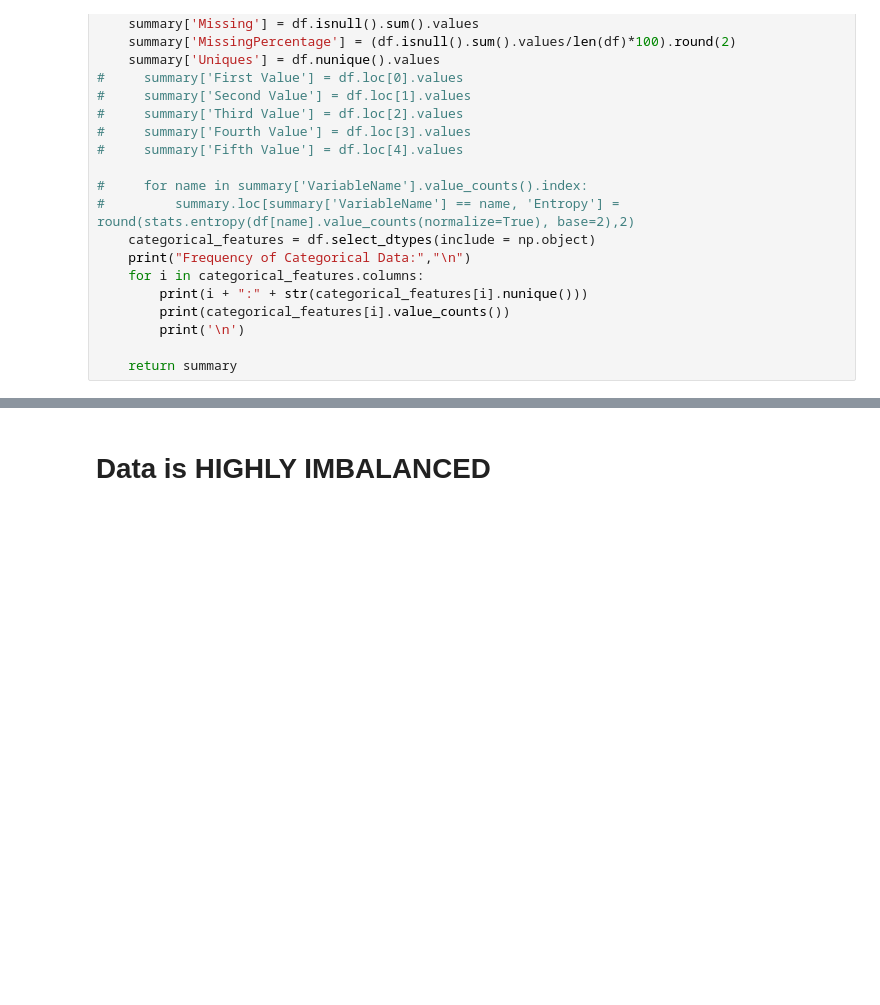
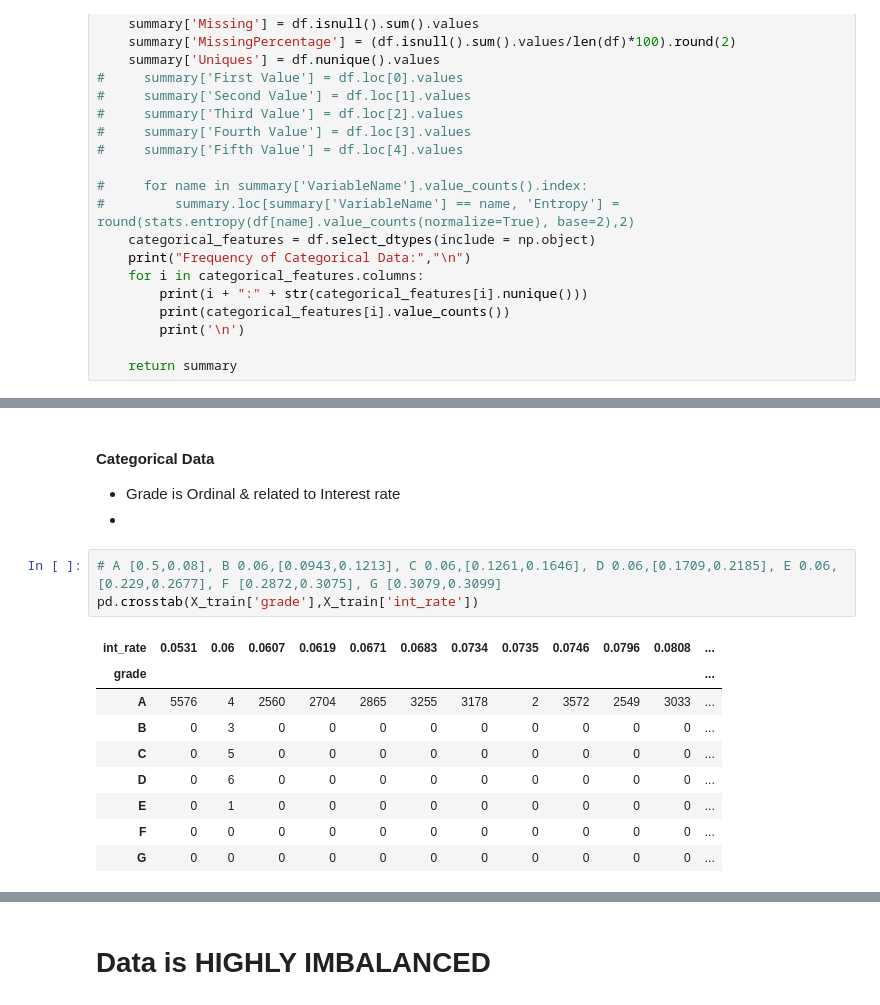
Before and after one commit to sandhyaparna/Projects, a Jupyter notebook: Predict Late Payers/predict-late-payers.ipynb, the cells around one changed output, grey strips where cells are left out. Cells and saved outputs as stored; diff of their text form; blank space fills up the shorter version.

```diff
--- a/Predict Late Payers/predict-late-payers.ipynb
+++ b/Predict Late Payers/predict-late-payers.ipynb
@@ -138,0 +231,17 @@ Name: home_ownership, dtype: int64
+# %% [markdown]
+#### Categorical Data
+* Grade is Ordinal & related to Interest rate
+*
+# %%
+# A [0.5,0.08], B 0.06,[0.0943,0.1213], C 0.06,[0.1261,0.1646], D 0.06,[0.1709,0.2185], E 0.06,[0.229,0.2677], F [0.2872,0.3075], G [0.3079,0.3099]
+pd.crosstab(X_train['grade'],X_train['int_rate'])
+# %% [output]
+| int_rate | 0.0531 | 0.06 | 0.0607 | 0.0619 | 0.0671 | 0.0683 | 0.0734 | 0.0735 | 0.0746 | 0.0796 | 0.0808 | ... |
+| grade |  |  |  |  |  |  |  |  |  |  |  | ... |
+| A | 5576 | 4 | 2560 | 2704 | 2865 | 3255 | 3178 | 2 | 3572 | 2549 | 3033 | ... |
+| B | 0 | 3 | 0 | 0 | 0 | 0 | 0 | 0 | 0 | 0 | 0 | ... |
+| C | 0 | 5 | 0 | 0 | 0 | 0 | 0 | 0 | 0 | 0 | 0 | ... |
+| D | 0 | 6 | 0 | 0 | 0 | 0 | 0 | 0 | 0 | 0 | 0 | ... |
+| E | 0 | 1 | 0 | 0 | 0 | 0 | 0 | 0 | 0 | 0 | 0 | ... |
+| F | 0 | 0 | 0 | 0 | 0 | 0 | 0 | 0 | 0 | 0 | 0 | ... |
+| G | 0 | 0 | 0 | 0 | 0 | 0 | 0 | 0 | 0 | 0 | 0 | ... |
```
Also changed, not shown: parts of 11 cells of this notebook.
